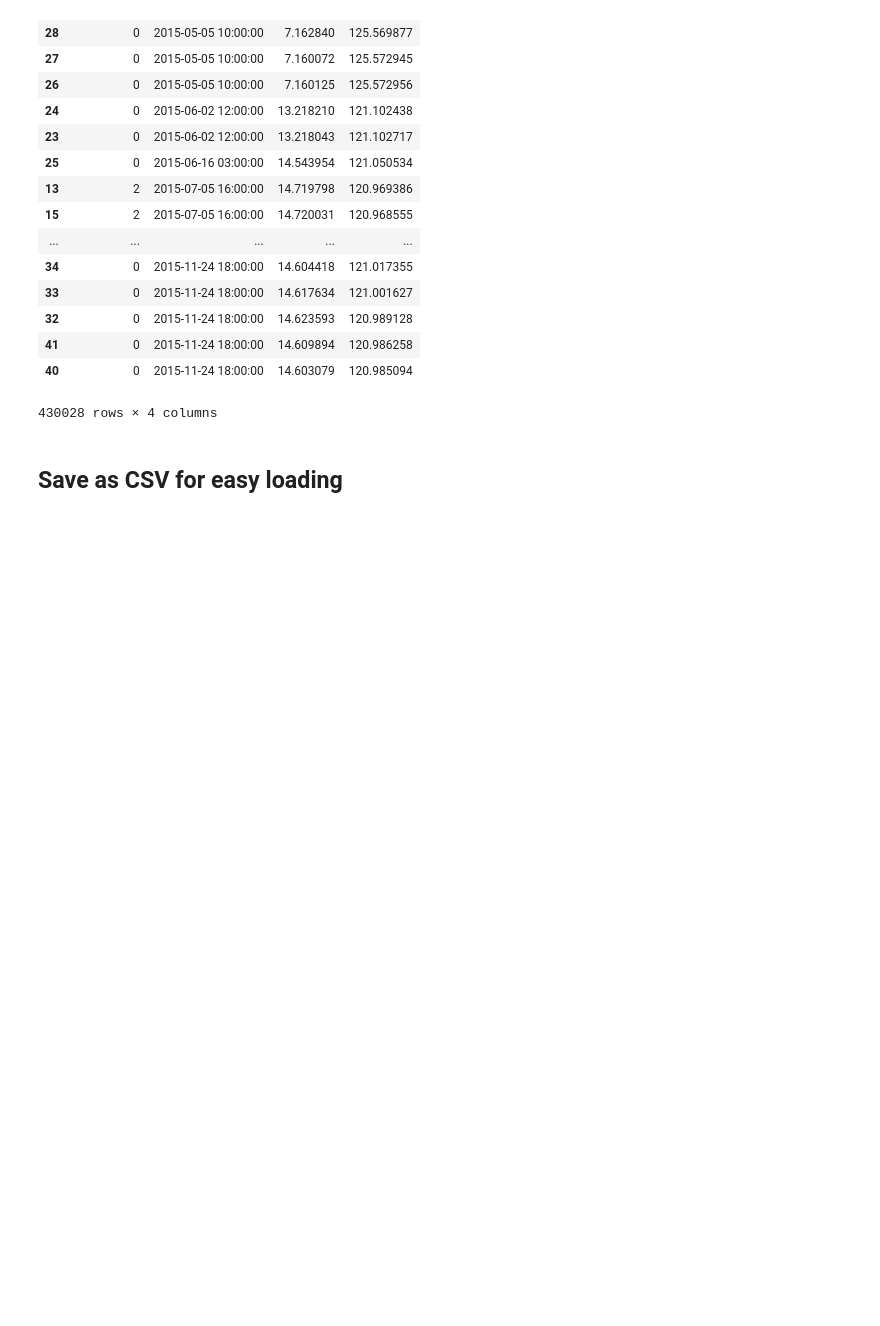
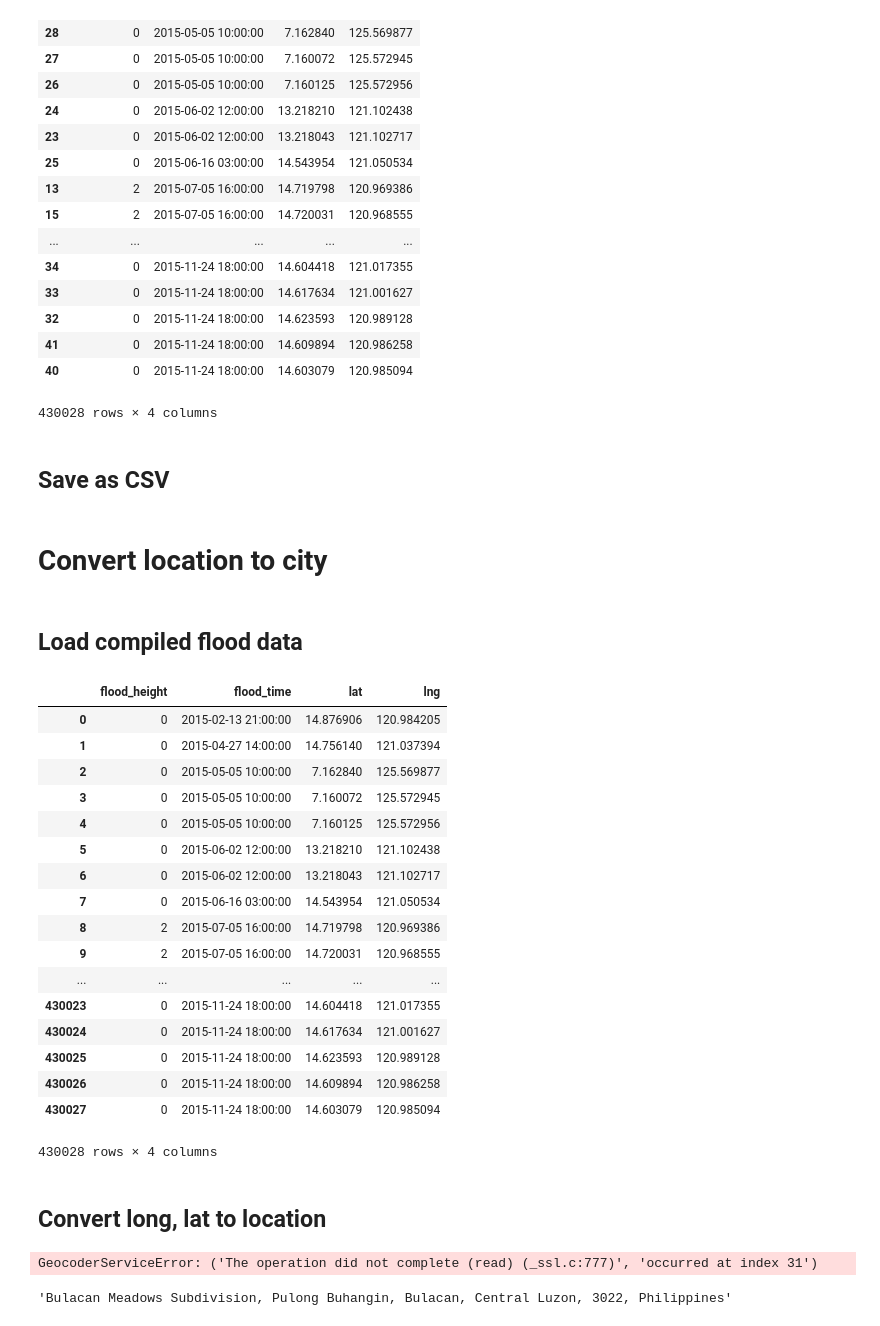
Before and after one commit to CudoXY/THESIS_Flood_DataPreparation, a Jupyter notebook: thesis_flood_datapreparation.ipynb, the cells around one changed output. Cells and saved outputs as stored; diff of their text form; code cells hidden in the pictures; blank space fills up the shorter version.

Commit message:
Added geolocation to convert location to address

```diff
--- a/thesis_flood_datapreparation.ipynb
+++ b/thesis_flood_datapreparation.ipynb
@@ -4,0 +9,15 @@ import os
+# %%
+# Column names
+COL_HEIGHT = 'flood_height'
+COL_DATETIME = 'flood_time'
+COL_LAT = 'lat'
+COL_LNG = 'lng'
+
+COL_IMGURL = 'image_url'
+COL_DETAILS = 'details'
+
+COL_LOCATION = 'location'
+
+# File paths
+FLOOD_2015_PATH = 'D:\\Gelo103097\\DLSU\\THESIS\\data\\Sliced Flood\\2015\\'
+FLOOD_2015_COMPILED_PATH = 'flood_compiled_2015.csv'
@@ -120,5 +130,5 @@ df_compiled
 | 40 | 0 | 2015-11-24 18:00:00 | 14.603079 | 120.985094 |
 430028 rows × 4 columns
 # %% [markdown]
-## Save as CSV for easy loading
+## Save as CSV
 # %%
@@ -125,0 +136,60 @@ df_compiled.to_csv('flood_compiled_2015.csv', index=False)
+# %% [markdown]
+# Convert location to city
+# %% [markdown]
+## Load compiled flood data
+# %%
+df = pd.read_csv(FLOOD_2015_COMPILED_PATH, skipinitialspace=True)
+
+# Change column data type
+df[COL_HEIGHT] = pd.to_numeric(df[COL_HEIGHT])
+df[COL_DATETIME] = pd.to_datetime(df[COL_DATETIME])
+df[COL_LAT] = pd.to_numeric(df[COL_LAT])
+df[COL_LNG] = pd.to_numeric(df[COL_LNG])
+df
+# %% [output]
+|  | flood_height | flood_time | lat | lng |
+| 0 | 0 | 2015-02-13 21:00:00 | 14.876906 | 120.984205 |
+| 1 | 0 | 2015-04-27 14:00:00 | 14.756140 | 121.037394 |
+| 2 | 0 | 2015-05-05 10:00:00 | 7.162840 | 125.569877 |
+| 3 | 0 | 2015-05-05 10:00:00 | 7.160072 | 125.572945 |
+| 4 | 0 | 2015-05-05 10:00:00 | 7.160125 | 125.572956 |
+| 5 | 0 | 2015-06-02 12:00:00 | 13.218210 | 121.102438 |
+| 6 | 0 | 2015-06-02 12:00:00 | 13.218043 | 121.102717 |
+| 7 | 0 | 2015-06-16 03:00:00 | 14.543954 | 121.050534 |
+| 8 | 2 | 2015-07-05 16:00:00 | 14.719798 | 120.969386 |
+| 9 | 2 | 2015-07-05 16:00:00 | 14.720031 | 120.968555 |
+| ... | ... | ... | ... | ... |
+| 430023 | 0 | 2015-11-24 18:00:00 | 14.604418 | 121.017355 |
+| 430024 | 0 | 2015-11-24 18:00:00 | 14.617634 | 121.001627 |
+| 430025 | 0 | 2015-11-24 18:00:00 | 14.623593 | 120.989128 |
+| 430026 | 0 | 2015-11-24 18:00:00 | 14.609894 | 120.986258 |
+| 430027 | 0 | 2015-11-24 18:00:00 | 14.603079 | 120.985094 |
+430028 rows × 4 columns
+# %% [markdown]
+## Convert long, lat to location
+# %%
+geolocator = Nominatim()
+
+def get_location(location):
+    retryCount = 0
+    try:
+        return geolocator.reverse(location)
+    except GeocoderTimedOut:
+        print("Retrying - ")
+        return do_geocode(location)
+
+# Make a copy of the dataframe
+df_geo = df.copy()
+
+# Merge latitude and longitude
+# df_geo[COL_LOCATION] = df[COL_LAT].map(str) + ', ' + df[COL_LNG].map(str)
+# df_geo.drop([COL_LAT, COL_LNG], inplace=True, axis=1)
+
+df_geo[COL_LOCATION] = df_geo.apply(
+    lambda row: geolocator.reverse((row[COL_LAT], row[COL_LNG])).address, axis=1)
+# %% [output]
+GeocoderServiceError: ('The operation did not complete (read) (_ssl.c:777)', 'occurred at index 31')
+# %%
+df_geo[COL_LOCATION][0]
+# %% [output]
+'Bulacan Meadows Subdivision, Pulong Buhangin, Bulacan, Central Luzon, 3022, Philippines'
```
Also changed, not shown: parts of 7 cells of this notebook.
